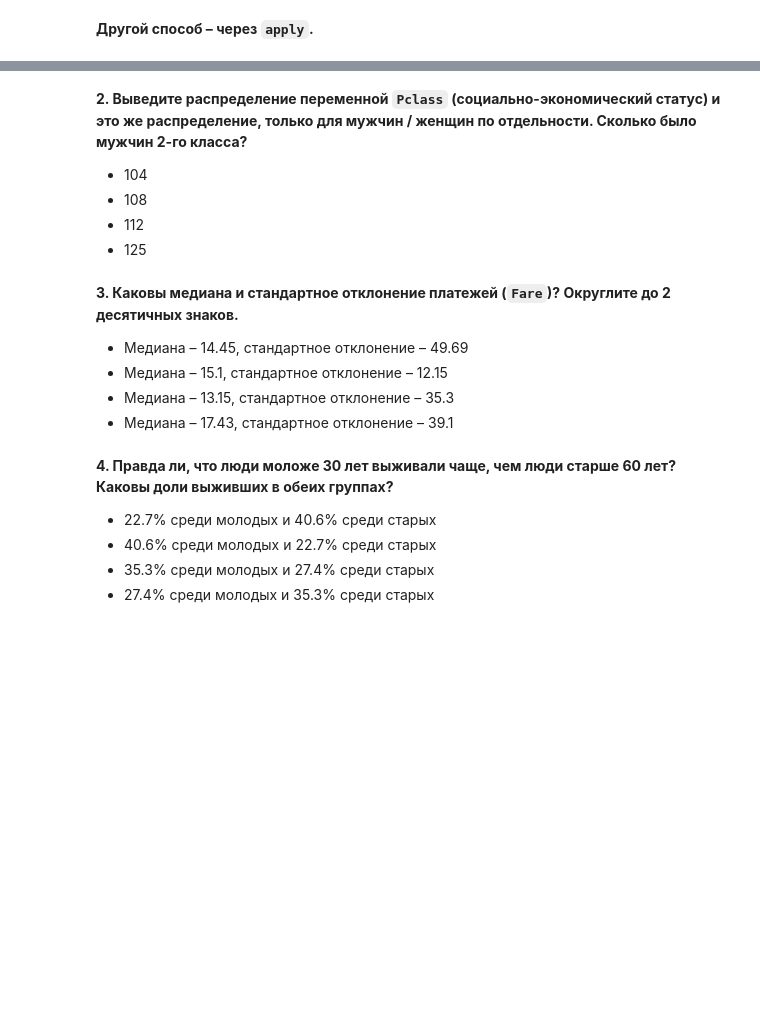
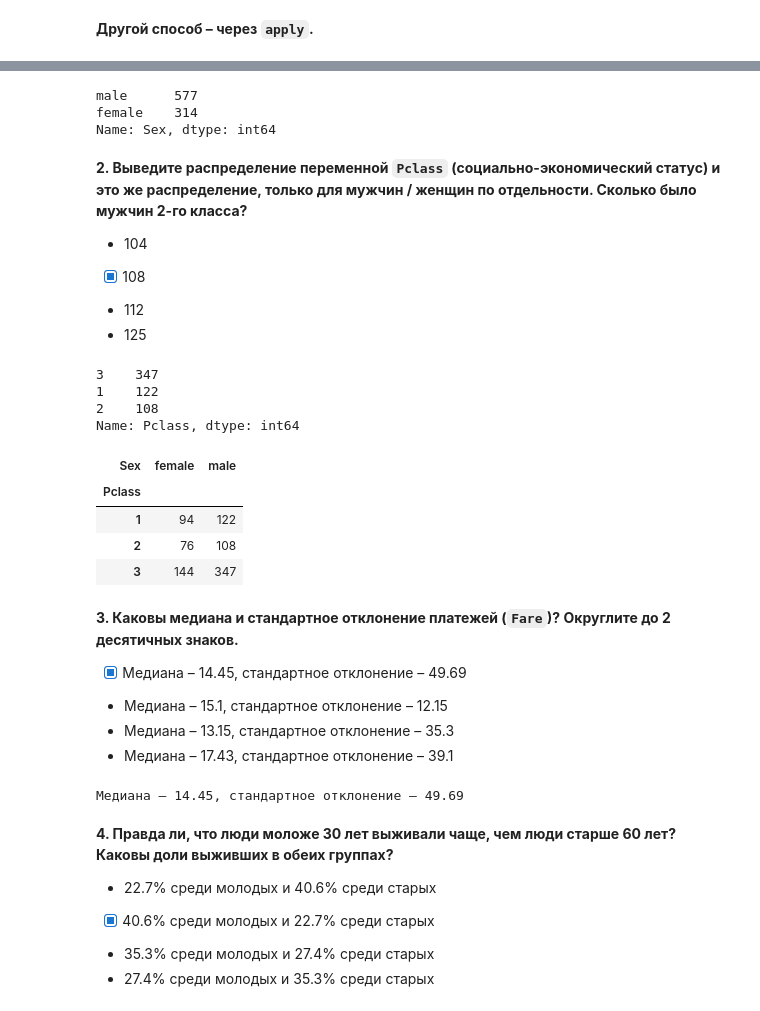
Before and after one commit to vadimvvlasov/mlcourse.ai, a Jupyter notebook: jupyter_russian/topic01_pandas_data_analysis/lesson1_practice_pandas_titanic.ipynb, the cells around one changed output, grey strips where cells are left out. Drawn from its saved outputs; the diff is of its cells as text; code cells hidden in the pictures; blank space fills up the shorter version.

```diff
--- a/jupyter_russian/topic01_pandas_data_analysis/lesson1_practice_pandas_titanic.ipynb
+++ b/jupyter_russian/topic01_pandas_data_analysis/lesson1_practice_pandas_titanic.ipynb
@@ -105,6 +103,12 @@ data['Age_category'] = data['Age'].apply(age_category)
+# %%
+data['Sex'].value_counts()
+# %% [output]
+male      577
+female    314
+Name: Sex, dtype: int64
 # %% [markdown]
 **2. Выведите распределение переменной `Pclass` (социально-экономический статус) и это же распределение, только для мужчин / женщин по отдельности. Сколько было мужчин 2-го класса?**
 - 104
-- 108
+- [x] 108
 - 112
 - 125
@@ -113,6 +115,21 @@ data['Age_category'] = data['Age'].apply(age_category)
+# %%
+data[data['Sex']=='male']['Pclass'].value_counts()
+# %% [output]
+3    347
+1    122
+2    108
+Name: Pclass, dtype: int64
+# %%
+pd.crosstab(data['Pclass'], data['Sex'], normalize=False)
+# %% [output]
+| Sex | female | male |
+| Pclass |  |  |
+| 1 | 94 | 122 |
+| 2 | 76 | 108 |
+| 3 | 144 | 347 |
 # %% [markdown]
 **3. Каковы медиана и стандартное отклонение платежей (`Fare`)? Округлите до 2 десятичных знаков.**
-- Медиана – 14.45, стандартное отклонение – 49.69
+- [x] Медиана – 14.45, стандартное отклонение – 49.69
 - Медиана – 15.1, стандартное отклонение – 12.15
 - Медиана – 13.15, стандартное отклонение – 35.3
 - Медиана – 17.43, стандартное отклонение – 39.1
@@ -121,6 +136,10 @@ data['Age_category'] = data['Age'].apply(age_category)
+# %%
+print(f"Медиана – {data['Fare'].median():.2f}, стандартное отклонение – {data['Fare'].std():.2f}")
+# %% [output]
+Медиана – 14.45, стандартное отклонение – 49.69
 # %% [markdown]
 **4. Правда ли, что люди моложе 30 лет выживали чаще, чем люди старше 60 лет? Каковы доли выживших в обеих группах?**
 - 22.7% среди молодых и 40.6% среди старых
-- 40.6% среди молодых и 22.7% среди старых
+- [x] 40.6% среди молодых и 22.7% среди старых
 - 35.3% среди молодых и 27.4% среди старых
 - 27.4% среди молодых и 35.3% среди старых
```
Also changed, not shown: parts of 18 cells of this notebook.
